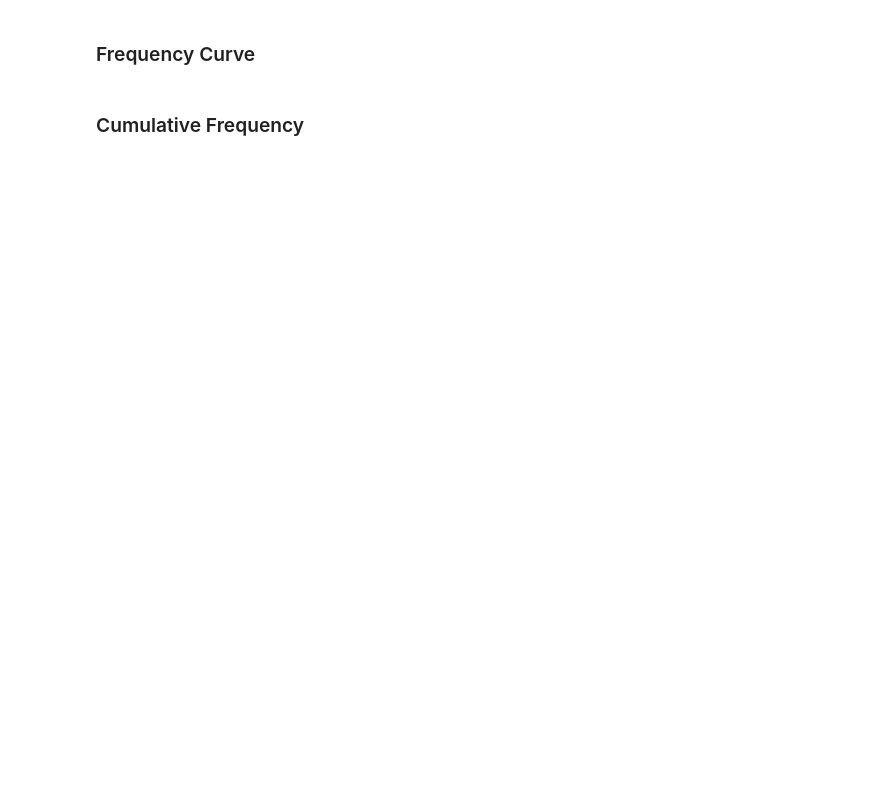
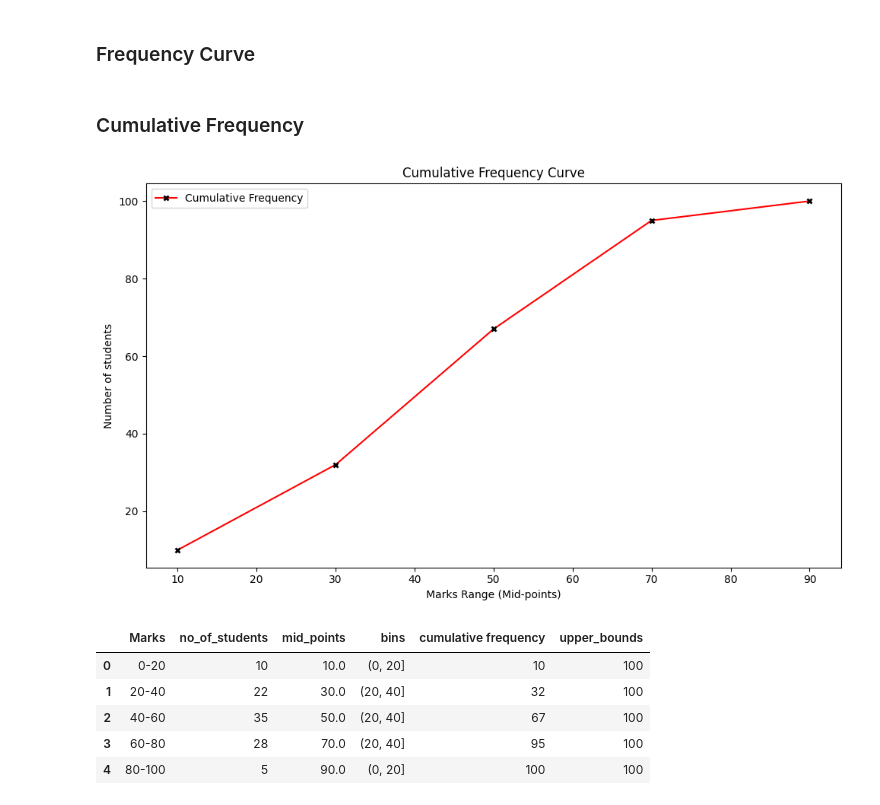
Before and after one commit to UjjwalKarkeyy/Python_Programming, a Jupyter notebook: Week-4_python.ipynb, the cells around one changed output. Saved outputs shown, nothing was run; the diff lists cells and outputs as text; code cells hidden in the pictures; blank space fills up the shorter version.

```diff
--- a/Week-4_python.ipynb
+++ b/Week-4_python.ipynb
@@ -628,3 +635,45 @@ plt.show()
 ### Frequency Curve
 # %% [markdown]
 ### Cumulative Frequency
+# %%
+
+plt.figure(figsize=(10,6))
+# sns.distplot(x, kde=True, norm_hist=True)
+cumulative_frequency = np.cumsum(student_data['no_of_students'])
+student_data['cumulative frequency'] = cumulative_frequency
+student_data['upper_bounds'] = upper_bounds
+
+# sns.lineplot(x = student_data['mid_points'],
+#              y = student_data['cumulative frequency'],
+#              color='red', marker='x', markersize = 5, markeredgewidth = 2,
+#              markerfacecolor = 'blue', linestyle = '-',
+#              label = 'Cumulative Frequency',)
+
+sns.lineplot(x = student_data['mid_points'],
+             y = student_data['cumulative frequency'],
+             color='red', marker='x', markersize = 5, markeredgewidth = 2,
+             markeredgecolor = 'black', linestyle = '-',
+             label = 'Cumulative Frequency',)
+
+# Add labels and titles
+plt.title('Cumulative Frequency Curve')
+plt.xlabel('Marks Range (Mid-points)')
+plt.ylabel('Number of students')
+
+# Display the legend
+plt.legend()
+plt.tight_layout()
+
+# Show the plot
+
+plt.show()
+
+display(student_data)
+# %% [output]
+[figure, added]
+|  | Marks | no_of_students | mid_points | bins | cumulative frequency | upper_bounds |
+| 0 | 0-20 | 10 | 10.0 | (0, 20] | 10 | 100 |
+| 1 | 20-40 | 22 | 30.0 | (20, 40] | 32 | 100 |
+| 2 | 40-60 | 35 | 50.0 | (20, 40] | 67 | 100 |
+| 3 | 60-80 | 28 | 70.0 | (20, 40] | 95 | 100 |
+| 4 | 80-100 | 5 | 90.0 | (0, 20] | 100 | 100 |
```
Also changed, not shown: parts of 1 cell of this notebook, 1 other file.
